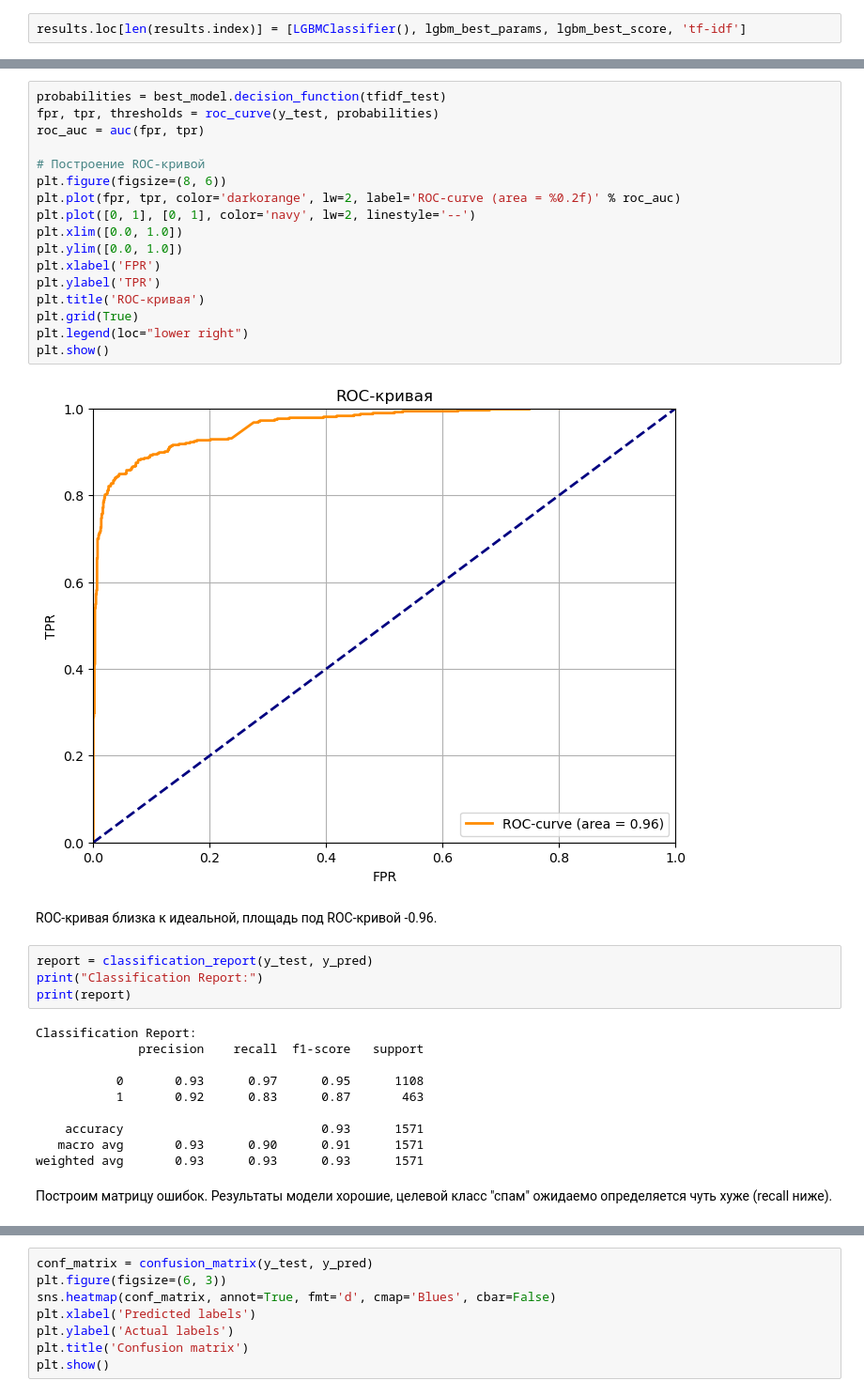
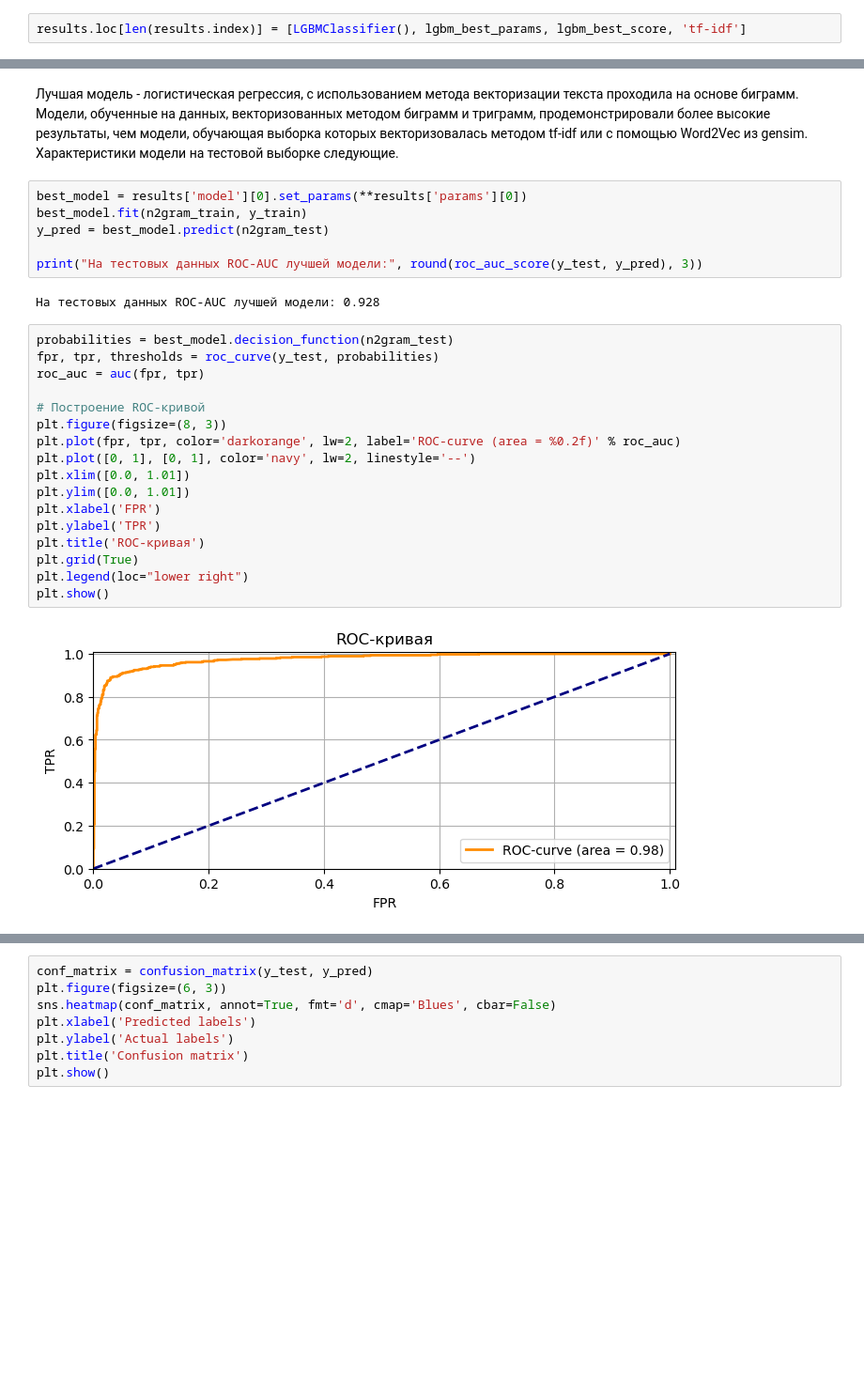
Before and after one commit to GySm1995/ML-taskVK, a Jupyter notebook: Solution_0205.ipynb, the cells around one changed output, grey strips where cells are left out. Shown at 94% size. Cells and saved outputs as stored; diff of their text form; blank space fills up the shorter version.

Commit message:
add n2gram and n3gram

```diff
--- a/Solution_0205.ipynb
+++ b/Solution_0205.ipynb
@@ -631,37 +903,29 @@ print("На тестовых данных ROC-AUC лучшей модели:", r
-# %%
-probabilities = best_model.decision_function(tfidf_test)
-fpr, tpr, thresholds = roc_curve(y_test, probabilities)
-roc_auc = auc(fpr, tpr)
-
-# Построение ROC-кривой
-plt.figure(figsize=(8, 6))
-plt.plot(fpr, tpr, color='darkorange', lw=2, label='ROC-curve (area = %0.2f)' % roc_auc)
-plt.plot([0, 1], [0, 1], color='navy', lw=2, linestyle='--')
-plt.xlim([0.0, 1.0])
-plt.ylim([0.0, 1.0])
-plt.xlabel('FPR')
-plt.ylabel('TPR')
-plt.title('ROC-кривая')
-plt.grid(True)
-plt.legend(loc="lower right")
-plt.show()
-# %% [output]
-[figure, removed]
-# %% [markdown]
-ROC-кривая близка к идеальной, площадь под ROC-кривой -0.96.
-# %%
-report = classification_report(y_test, y_pred)
-print("Classification Report:")
-print(report)
-# %% [output]
-Classification Report:
-              precision    recall  f1-score   support
-
-           0       0.93      0.97      0.95      1108
-           1       0.92      0.83      0.87       463
-
-    accuracy                           0.93      1571
-   macro avg       0.93      0.90      0.91      1571
-weighted avg       0.93      0.93      0.93      1571
-# %% [markdown]
-Построим матрицу ошибок. Результаты модели хорошие, целевой класс "спам" ожидаемо определяется чуть хуже (recall ниже).
+# %% [markdown]
+Лучшая модель - логистическая регрессия, с использованием метода векторизации текста проходила на основе биграмм. Модели, обученные на данных, векторизованных методом биграмм и триграмм, продемонстрировали более высокие результаты, чем модели, обучающая выборка которых векторизовалась методом tf-idf или с помощью Word2Vec из gensim. Характеристики модели на тестовой выборке следующие.
+# %%
+best_model = results['model'][0].set_params(**results['params'][0])
+best_model.fit(n2gram_train, y_train)
+y_pred = best_model.predict(n2gram_test)
+
+print("На тестовых данных ROC-AUC лучшей модели:", round(roc_auc_score(y_test, y_pred), 3))
+# %% [output]
+На тестовых данных ROC-AUC лучшей модели: 0.928
+# %%
+probabilities = best_model.decision_function(n2gram_test)
+fpr, tpr, thresholds = roc_curve(y_test, probabilities)
+roc_auc = auc(fpr, tpr)
+
+# Построение ROC-кривой
+plt.figure(figsize=(8, 3))
+plt.plot(fpr, tpr, color='darkorange', lw=2, label='ROC-curve (area = %0.2f)' % roc_auc)
+plt.plot([0, 1], [0, 1], color='navy', lw=2, linestyle='--')
+plt.xlim([0.0, 1.01])
+plt.ylim([0.0, 1.01])
+plt.xlabel('FPR')
+plt.ylabel('TPR')
+plt.title('ROC-кривая')
+plt.grid(True)
+plt.legend(loc="lower right")
+plt.show()
+# %% [output]
+[figure, added]
```
Also changed, not shown: parts of 56 cells of this notebook, 1 other file.
